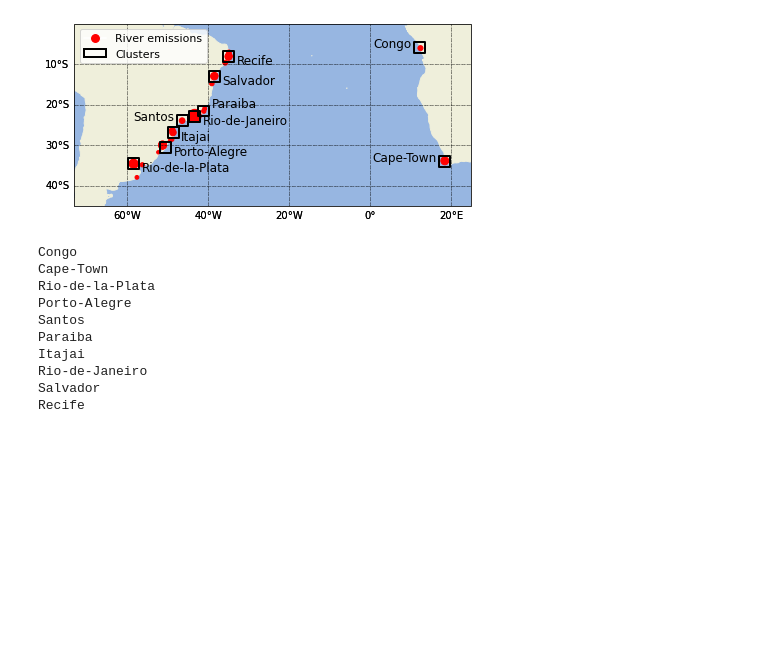
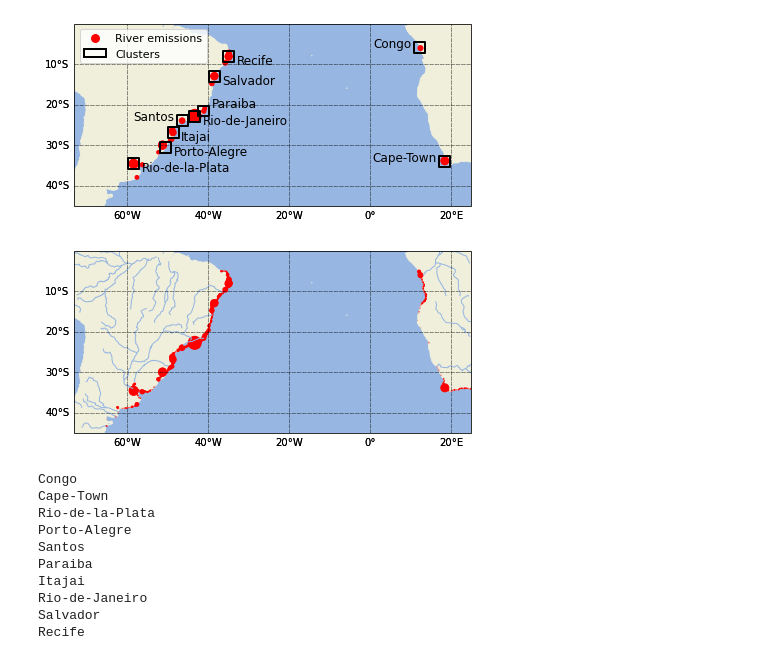
Before and after one commit to OceanParcels/BayesianAnalysis_SouthAtlantic, a Jupyter notebook: notebooks/Standard_method_release_particles_from_river_locations.ipynb, the cells around one changed output. Cells and saved outputs as stored; diff of their text form; code cells hidden in the pictures; blank space fills up the shorter version.

```diff
--- a/notebooks/Standard_method_release_particles_from_river_locations.ipynb
+++ b/notebooks/Standard_method_release_particles_from_river_locations.ipynb
@@ -518,3 +512,27 @@ sort§
+# %%
+fig,ax = plt.subplots(figsize=(6,4),
+                      subplot_kw={'projection': ccrs.PlateCarree()}, constrained_layout=True)
+
+gl = ax.gridlines(crs=ccrs.PlateCarree(), draw_labels=True,
+                  linewidth=1, color='black', alpha=0.3, linestyle='--')
+gl.top_labels = False
+gl.right_labels = False
+gl = ax.gridlines(crs=ccrs.PlateCarree(), draw_labels=True,
+                  linewidth=0.5, color='black', alpha=0.5, linestyle='--')
+gl.top_labels = False
+gl.right_labels = False
+
+ax.set_extent([-73, 25,-45, 0], crs=ccrs.PlateCarree())
+ax.add_feature(cfeature.RIVERS)
+ax.add_feature(cfeature.OCEAN)
+
+ax.add_feature(cfeature.LAND, zorder=0)
+im = ax.scatter(sa_meijer['X'], sa_meijer['Y'], c='r',
+                 s=sa_meijer['emissions']/15, edgecolors=None)
+
+plt.savefig('../article_figs/sa_rivers.png', dpi=200)
+# %% [output]
+[figure, added]
 # %%
 
 release_points = {}
```
Also changed, not shown: parts of 9 cells of this notebook, 1 other file.
